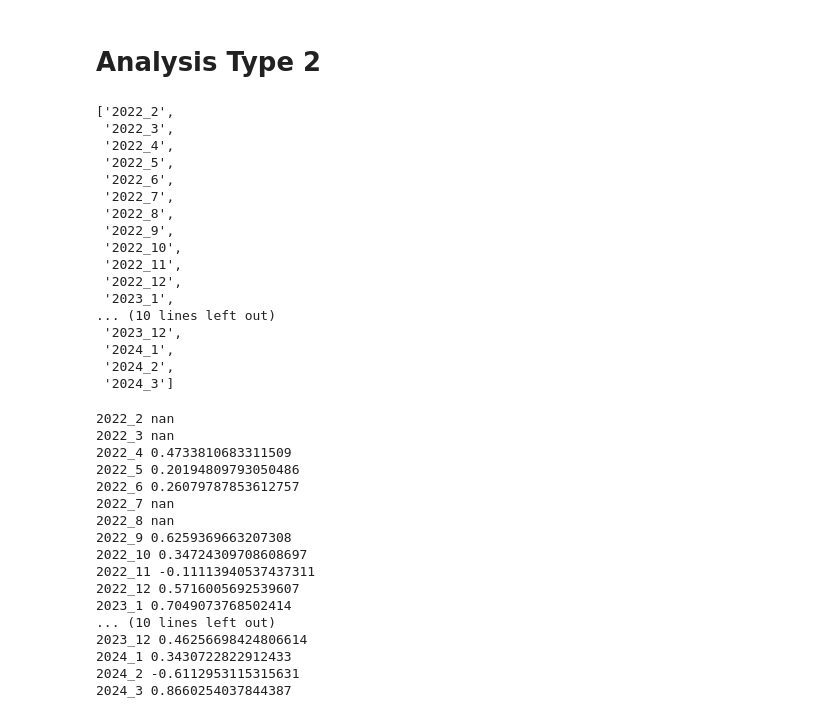
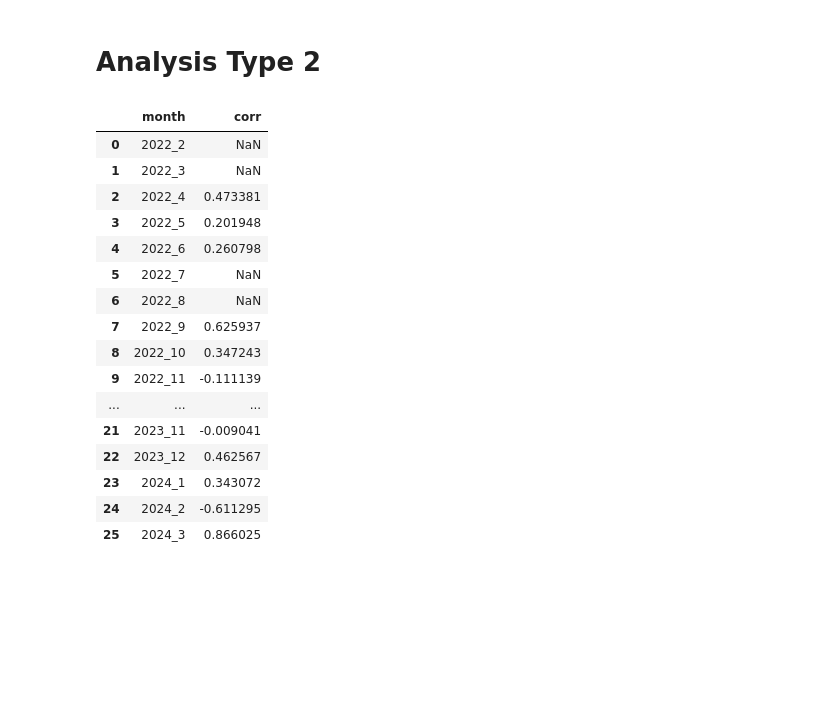
Before and after one commit to CarterT27/tiktok_billboard_virality, a Jupyter notebook: analysis/Analysis.ipynb, the cells around one changed output. Saved outputs shown, nothing was run; the diff lists cells and outputs as text; code cells hidden in the pictures; blank space fills up the shorter version.

```diff
--- a/analysis/Analysis.ipynb
+++ b/analysis/Analysis.ipynb
@@ -160,46 +155,31 @@ corr
 billboard = billboard.assign(year_month = billboard.get('year').astype(str) + '_' + billboard.get('month').astype(str))
 tokchart = tokchart.assign(year_month = tokchart.get('year').astype(str) + '_' + tokchart.get('month').astype(str))
 months = list(billboard.get('year_month').drop_duplicates())
-months
-# %% [output]
-['2022_2',
- '2022_3',
- '2022_4',
- '2022_5',
- '2022_6',
- '2022_7',
- '2022_8',
- '2022_9',
- '2022_10',
- '2022_11',
- '2022_12',
- '2023_1',
-... (10 lines left out)
- '2023_12',
- '2024_1',
- '2024_2',
- '2024_3']
 # %%
+df = pd.DataFrame(columns = ['corr'])
 for month in months:
     bbd = billboard[billboard.get('year_month') == month].get(['song', 'rank'])
     tkct = tokchart[tokchart.get('year_month') == month].get(['song', 'rank'])
-    df = pd.merge(bbd, tkct, how='outer', on='song')
-    print(month, df.corr(method='spearman', numeric_only=True).get('rank_y').iloc[0])
+    month_df = pd.merge(bbd, tkct, how='outer', on='song')
+    df.loc[month] = month_df.corr(method='spearman', numeric_only=True).get('rank_y').iloc[0]
+df = df.reset_index()
+df.columns = ['month', 'corr']
+df
 # %% [output]
-2022_2 nan
-2022_3 nan
-2022_4 0.4733810683311509
-2022_5 0.20194809793050486
-2022_6 0.26079787853612757
-2022_7 nan
-2022_8 nan
-2022_9 0.6259369663207308
-2022_10 0.34724309708608697
-2022_11 -0.11113940537437311
-2022_12 0.5716005692539607
-2023_1 0.7049073768502414
-... (10 lines left out)
-2023_12 0.46256698424806614
-2024_1 0.3430722822912433
-2024_2 -0.6112953115315631
-2024_3 0.8660254037844387
+|  | month | corr |
+| 0 | 2022_2 | NaN |
+| 1 | 2022_3 | NaN |
+| 2 | 2022_4 | 0.473381 |
+| 3 | 2022_5 | 0.201948 |
+| 4 | 2022_6 | 0.260798 |
+| 5 | 2022_7 | NaN |
+| 6 | 2022_8 | NaN |
+| 7 | 2022_9 | 0.625937 |
+| 8 | 2022_10 | 0.347243 |
+| 9 | 2022_11 | -0.111139 |
+| ... | ... | ... |
+| 21 | 2023_11 | -0.009041 |
+| 22 | 2023_12 | 0.462567 |
+| 23 | 2024_1 | 0.343072 |
+| 24 | 2024_2 | -0.611295 |
+| 25 | 2024_3 | 0.866025 |
```
Also changed, not shown: parts of 5 cells of this notebook, 1 other file.
